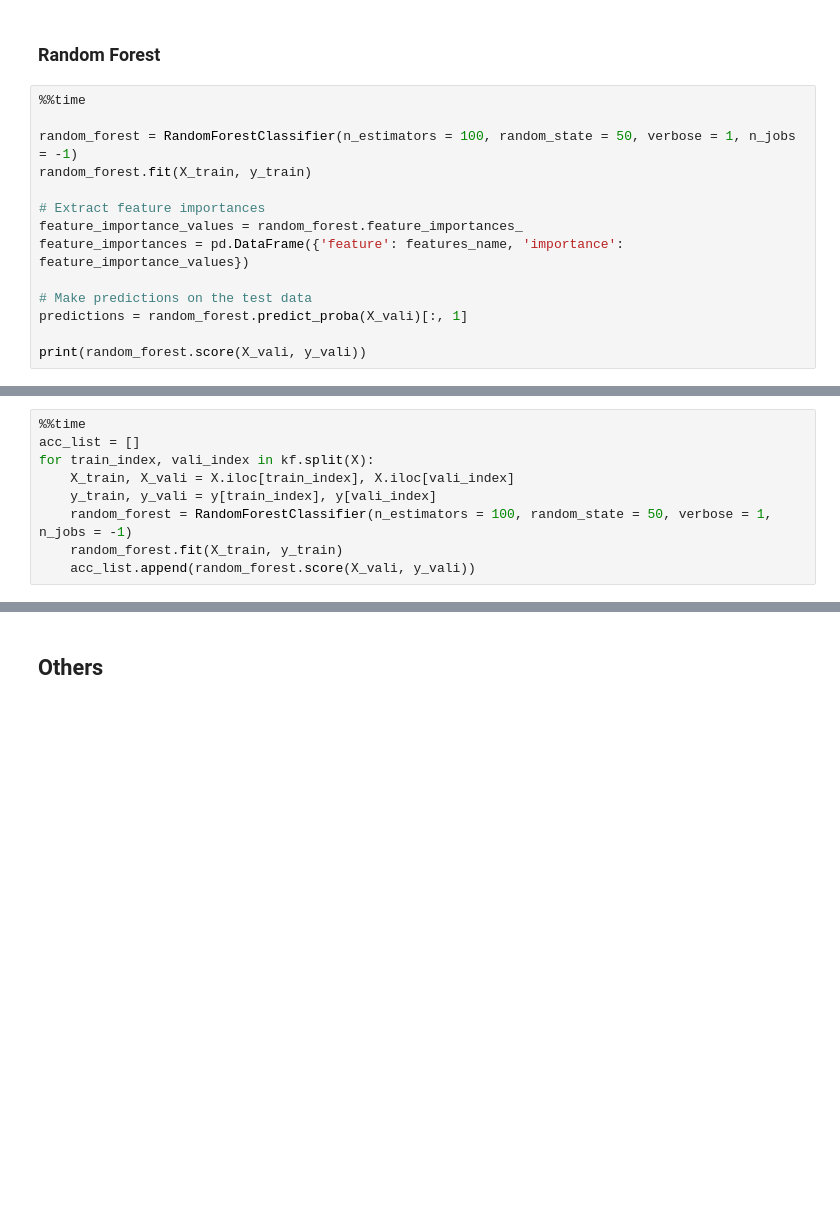
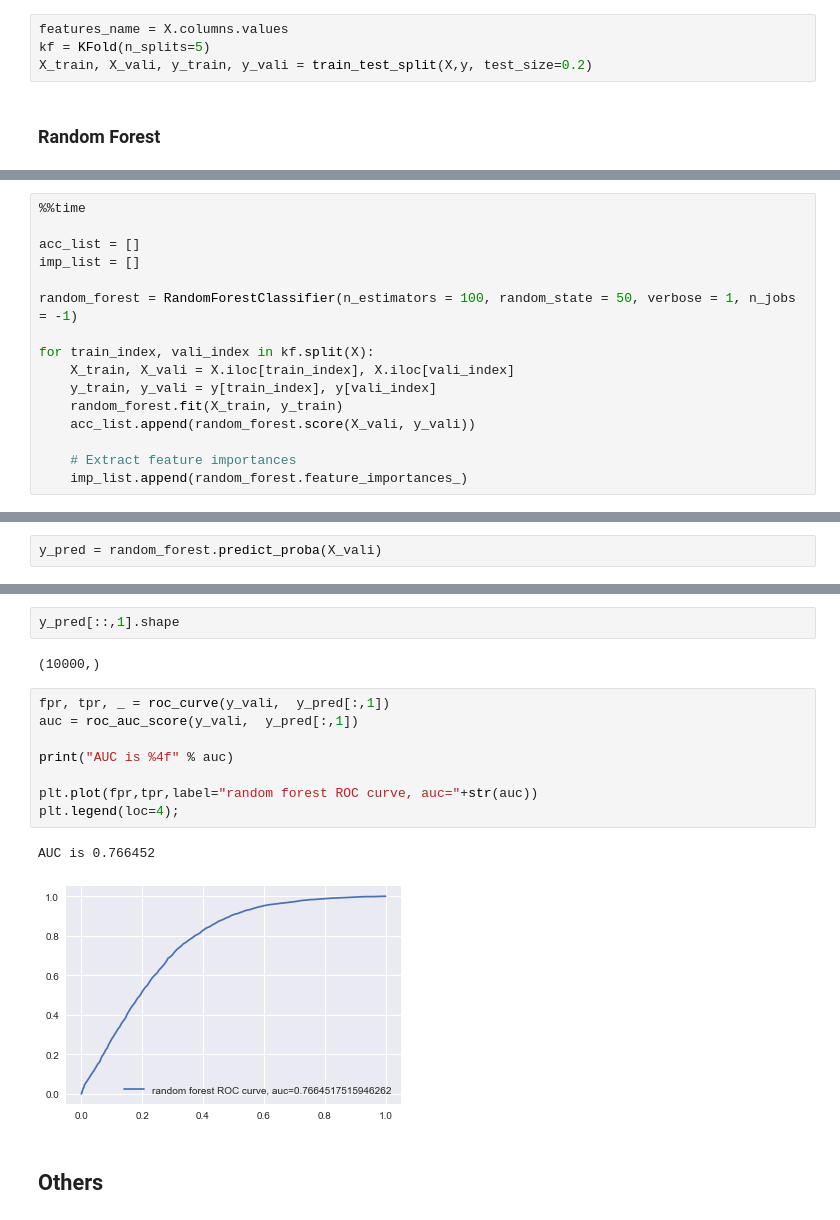
Before and after one commit to allenzdd/Exercise, a Jupyter notebook: Shanshu Interview/version1.ipynb, the cells around one changed output, grey strips where cells are left out. Cells and saved outputs as stored; diff of their text form; blank space fills up the shorter version.

```diff
--- a/Shanshu Interview/version1.ipynb
+++ b/Shanshu Interview/version1.ipynb
@@ -66,16 +49,6 @@ kf.get_n_splits(X)
+# %%
+features_name = X.columns.values
+kf = KFold(n_splits=5)
+X_train, X_vali, y_train, y_vali = train_test_split(X,y, test_size=0.2)
 # %% [markdown]
 ### Random Forest
-# %%
-%%time
-
-random_forest = RandomForestClassifier(n_estimators = 100, random_state = 50, verbose = 1, n_jobs = -1)
-random_forest.fit(X_train, y_train)
-
-# Extract feature importances
-feature_importance_values = random_forest.feature_importances_
-feature_importances = pd.DataFrame({'feature': features_name, 'importance': feature_importance_values})
-
-# Make predictions on the test data
-predictions = random_forest.predict_proba(X_vali)[:, 1]
-
-print(random_forest.score(X_vali, y_vali))
@@ -97,10 +55,17 @@ array([0.07644455, 0.15014911, 0.05600588, 0.01603158, 0.03873139,
 # %%
 %%time
+
 acc_list = []
+imp_list = []
+
+random_forest = RandomForestClassifier(n_estimators = 100, random_state = 50, verbose = 1, n_jobs = -1)
+
 for train_index, vali_index in kf.split(X):
     X_train, X_vali = X.iloc[train_index], X.iloc[vali_index]
     y_train, y_vali = y[train_index], y[vali_index]
-    random_forest = RandomForestClassifier(n_estimators = 100, random_state = 50, verbose = 1, n_jobs = -1)
     random_forest.fit(X_train, y_train)
     acc_list.append(random_forest.score(X_vali, y_vali))
+
+    # Extract feature importances
+    imp_list.append(random_forest.feature_importances_)
 # %% [output]
@@ -129,0 +113,2 @@ for train_index, vali_index in kf.split(X):
+# %%
+y_pred = random_forest.predict_proba(X_vali)
@@ -130,3 +119,18 @@ for train_index, vali_index in kf.split(X):
+# %%
+y_pred[::,1].shape
+# %% [output]
+(10000,)
+# %%
+fpr, tpr, _ = roc_curve(y_vali,  y_pred[:,1])
+auc = roc_auc_score(y_vali,  y_pred[:,1])
+
+print("AUC is %4f" % auc)
+
+plt.plot(fpr,tpr,label="random forest ROC curve, auc="+str(auc))
+plt.legend(loc=4);
+# %% [output]
+AUC is 0.766452
+[figure, added]
 # %% [markdown]
 ## Others
 # %%
```
Also changed, not shown: parts of 15 cells of this notebook.
